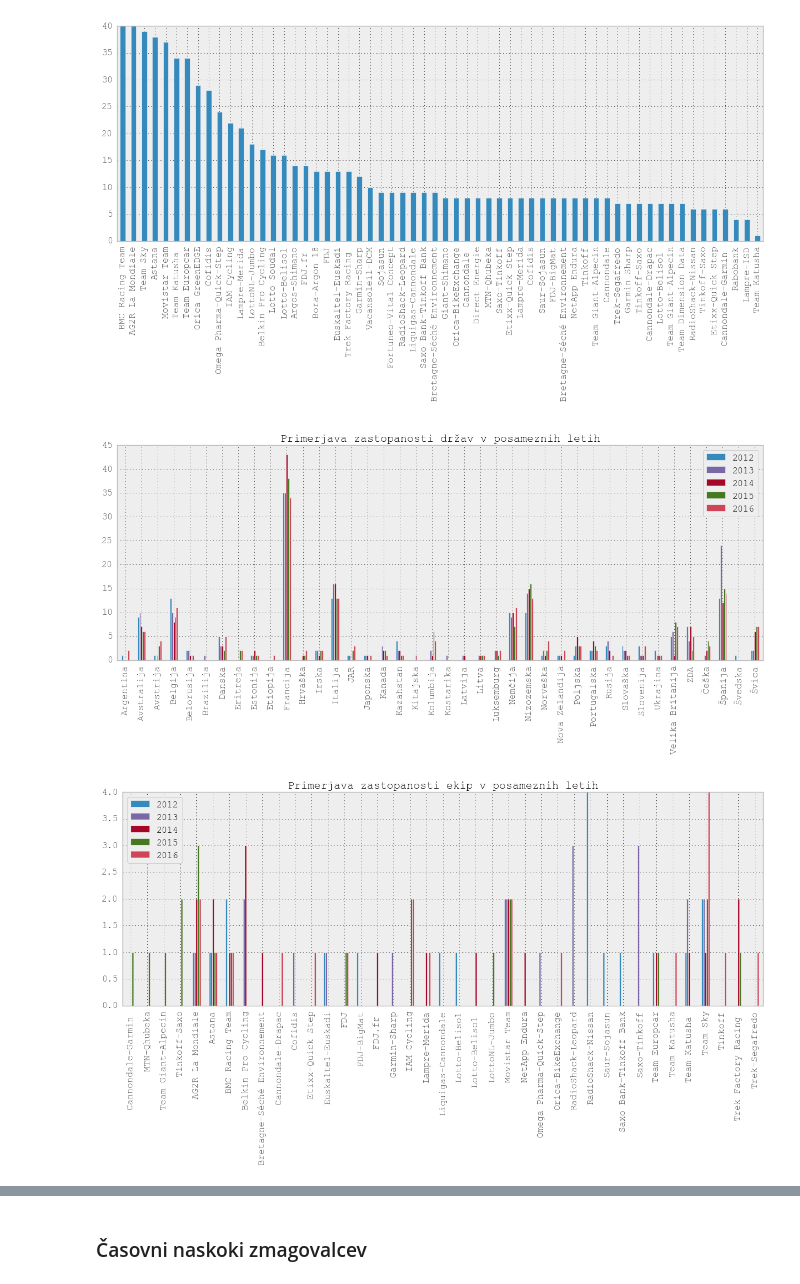
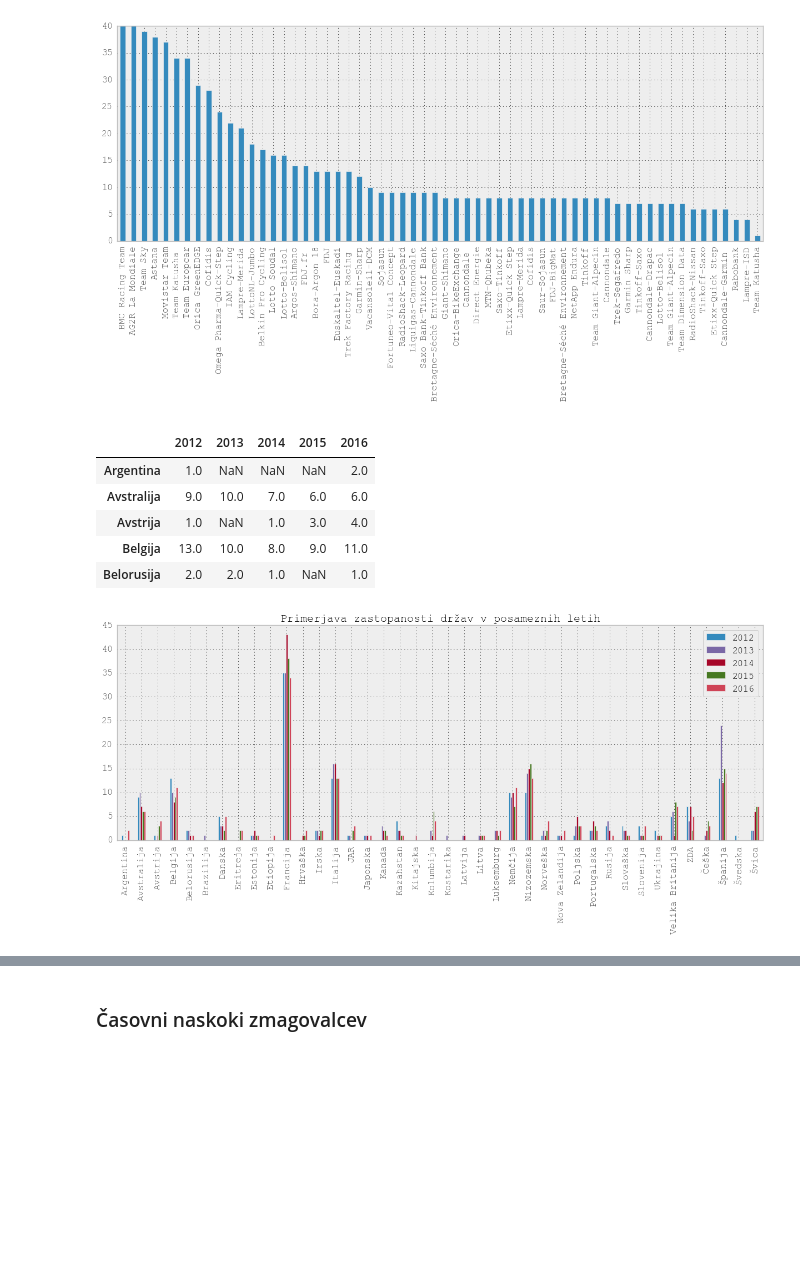
Before and after one commit to aeTS/Projekt-PRO1, a Jupyter notebook: Projekt_analiza_Tour.ipynb, the cells around one changed output, grey strips where cells are left out. Drawn from its saved outputs; the diff is of its cells as text; code cells hidden in the pictures; blank space fills up the shorter version.

```diff
--- a/Projekt_analiza_Tour.ipynb
+++ b/Projekt_analiza_Tour.ipynb
@@ -154,33 +154,28 @@ vse['ekipa'].value_counts().plot(kind='bar', fontsize='12')
 # %% [output]
 <matplotlib.axes._subplots.AxesSubplot at 0x...>
 [figure]
-# %%
-r2 = pd.DataFrame(r2012['država'].value_counts())
-r2.columns = ['2012']
-r3 = pd.DataFrame(r2013['država'].value_counts())
-r3.columns = ['2013']
-r4 = pd.DataFrame(r2014['država'].value_counts())
-r4.columns = ['2014']
-r5 = pd.DataFrame(r2015['država'].value_counts())
-r5.columns = ['2015']
-r6 = pd.DataFrame(r2016['država'].value_counts())
-r6.columns = ['2016']
-R0 = pd.concat([r2, r3, r4, r5, r6], axis = 1).plot(kind='bar', fontsize='12',
-                                                   title='Primerjava zastopanosti držav v posameznih letih')
-# %% [output]
-[figure, removed]
-# %%
-ru2 = pd.DataFrame(r2012[:20]['ekipa'].value_counts())
-ru2.columns = ['2012']
-ru3 = pd.DataFrame(r2013[:20]['ekipa'].value_counts())
-ru3.columns = ['2013']
-ru4 = pd.DataFrame(r2014[:20]['ekipa'].value_counts())
-ru4.columns = ['2014']
-ru5 = pd.DataFrame(r2015[:20]['ekipa'].value_counts())
-ru5.columns = ['2015']
-ru6 = pd.DataFrame(r2016[:20]['ekipa'].value_counts())
-ru6.columns = ['2016']
-R1 = pd.concat([ru2, ru3, ru4, ru5, ru6], axis = 1).plot(kind='bar', fontsize='12',
-                                                        title='Primerjava zastopanosti ekip v posameznih letih')
-# %% [output]
-[figure, removed]
+# %%
+def tabela(d1, d2, d3, d4, d5, stolpec):
+    df = pd.concat([d1[stolpec].value_counts(), d2[stolpec].value_counts(),
+                    d3[stolpec].value_counts(), d4[stolpec].value_counts(), d5[stolpec].value_counts()],
+                   axis=1)
+    df.columns = ['2012', '2013', '2014', '2015', '2016']
+    return df
+
+def graf(d1, d2, d3, d4, d5, stolpec, naslov):
+    df = pd.concat([d1[stolpec].value_counts(), d2[stolpec].value_counts(),
+                    d3[stolpec].value_counts(), d4[stolpec].value_counts(), d5[stolpec].value_counts()],
+                   axis=1)
+    df.columns = ['2012', '2013', '2014', '2015', '2016']
+    return df.plot(kind='bar', fontsize='12',title=naslov)
+# %%
+graf(r2012, r2013, r2014, r2015, r2016, 'država', 'Primerjava zastopanosti držav v posameznih letih')
+tabela(r2012, r2013, r2014, r2015, r2016, 'država')[:5]
+# %% [output]
+|  | 2012 | 2013 | 2014 | 2015 | 2016 |
+| Argentina | 1.0 | NaN | NaN | NaN | 2.0 |
+| Avstralija | 9.0 | 10.0 | 7.0 | 6.0 | 6.0 |
+| Avstrija | 1.0 | NaN | 1.0 | 3.0 | 4.0 |
+| Belgija | 13.0 | 10.0 | 8.0 | 9.0 | 11.0 |
+| Belorusija | 2.0 | 2.0 | 1.0 | NaN | 1.0 |
+[figure, added]
```
Also changed, not shown: parts of 26 cells of this notebook.
